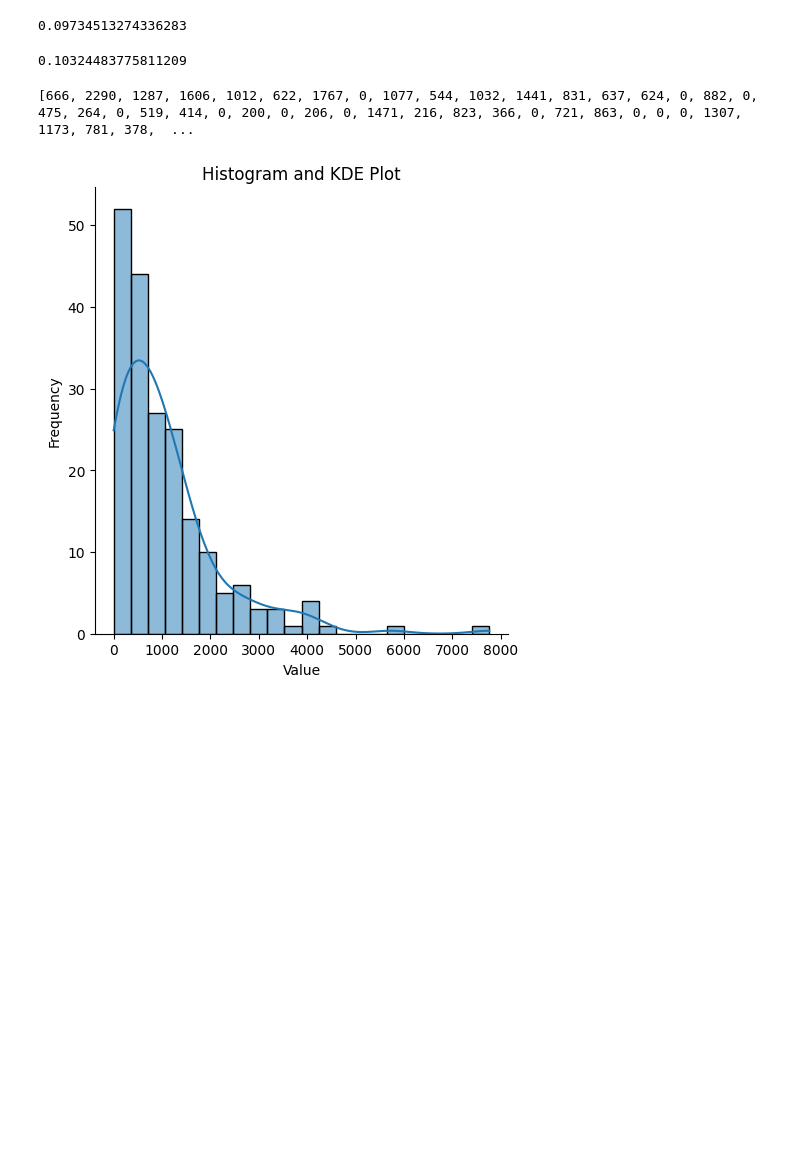
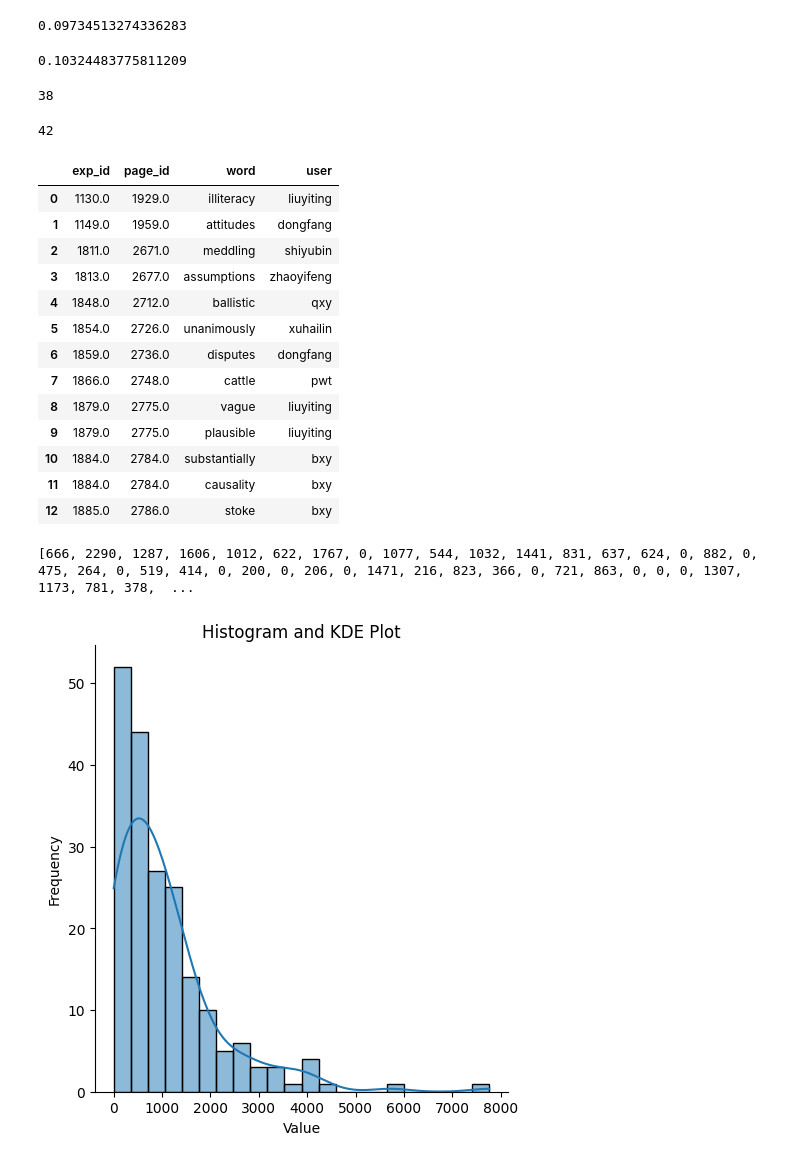
Before and after one commit to WhiteBlacken/eye_algorithm, a Jupyter notebook: skip_feature_analysis_final.ipynb, the cells around one changed output. Cells and saved outputs as stored; diff of their text form; code cells hidden in the pictures; blank space fills up the shorter version.

```diff
--- a/skip_feature_analysis_final.ipynb
+++ b/skip_feature_analysis_final.ipynb
@@ -119 +119,56 @@ len(not_corrected_data_not_skip[(not_corrected_data_not_skip['word_understand']=
 # 如果这些异常case都正常了，那性能会提升多少
+# %%
+# 第二个比较好验证，先把case找出来
+correct_skip_abnormal = corrected_data_skip[(corrected_data_skip['word_understand']==0)&(corrected_data_skip['fixation_duration']==0)]
+len(correct_skip_abnormal)
+# %% [output]
+38
+# %%
+not_correct_skip_abnormal = not_corrected_data_skip[(not_corrected_data_skip['word_understand']==0)&(not_corrected_data_skip['fixation_duration']==0)]
+len(not_correct_skip_abnormal)
+# %% [output]
+42
+# %%
+import pandas as pd
+
+# 假设 correct_skip_abnormal 和 not_correct_skip_abnormal 是两个 DataFrame
+case_num = 0
+cases = pd.DataFrame({
+    "exp_id":[],
+    "page_id": [],
+    "word": [],
+    "user": []
+})
+
+for idx, row in correct_skip_abnormal.iterrows():
+    page, sentence, word = row['page_id'], row['sentence_id'], row['word']
+    has_case = False
+    for idx2, row2 in not_correct_skip_abnormal.iterrows():
+        if page == row2['page_id'] and sentence == row2['sentence_id'] and word == row2['word']:
+            has_case = True
+            break
+    if not has_case:
+        new_row = pd.DataFrame({
+            "exp_id": [row['exp_id']],
+            "page_id": [row['page_id']],
+            "word": [row['word']],
+            "user": [row['user']]
+        })
+        cases = pd.concat([cases, new_row], ignore_index=True)
+        case_num += 1
+cases
+# %% [output]
+|  | exp_id | page_id | word | user |
+| 0 | 1130.0 | 1929.0 | illiteracy | liuyiting |
+| 1 | 1149.0 | 1959.0 | attitudes | dongfang |
+| 2 | 1811.0 | 2671.0 | meddling | shiyubin |
+| 3 | 1813.0 | 2677.0 | assumptions | zhaoyifeng |
+| 4 | 1848.0 | 2712.0 | ballistic | qxy |
+| 5 | 1854.0 | 2726.0 | unanimously | xuhailin |
+| 6 | 1859.0 | 2736.0 | disputes | dongfang |
+| 7 | 1866.0 | 2748.0 | cattle | pwt |
+| 8 | 1879.0 | 2775.0 | vague | liuyiting |
+| 9 | 1879.0 | 2775.0 | plausible | liuyiting |
+| 10 | 1884.0 | 2784.0 | substantially | bxy |
+| 11 | 1884.0 | 2784.0 | causality | bxy |
+| 12 | 1885.0 | 2786.0 | stoke | bxy |
```
Also changed, not shown: parts of 2 cells of this notebook.
